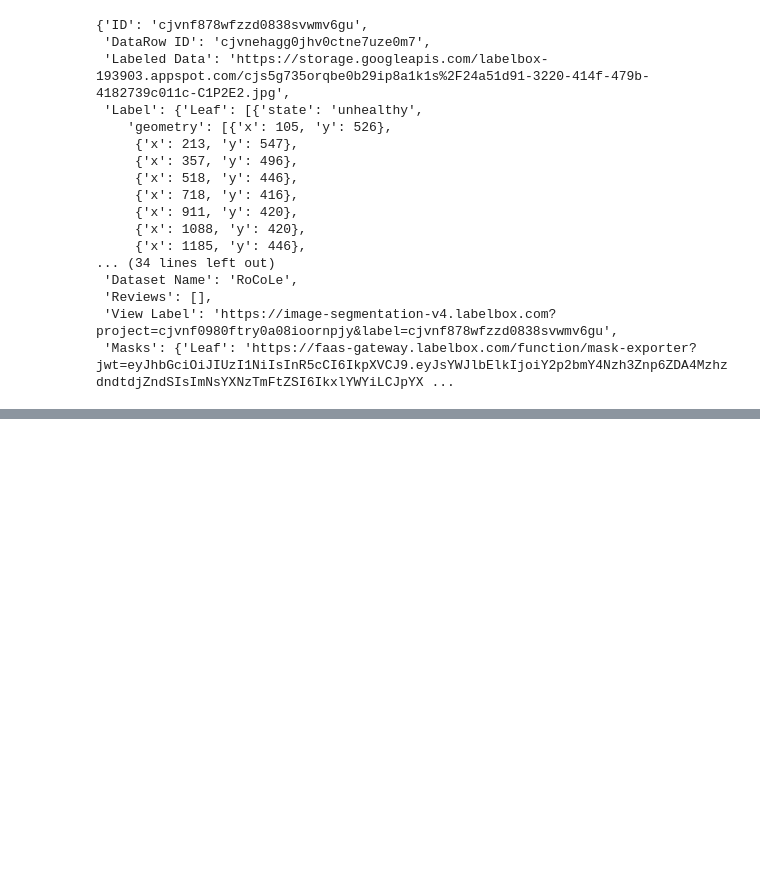
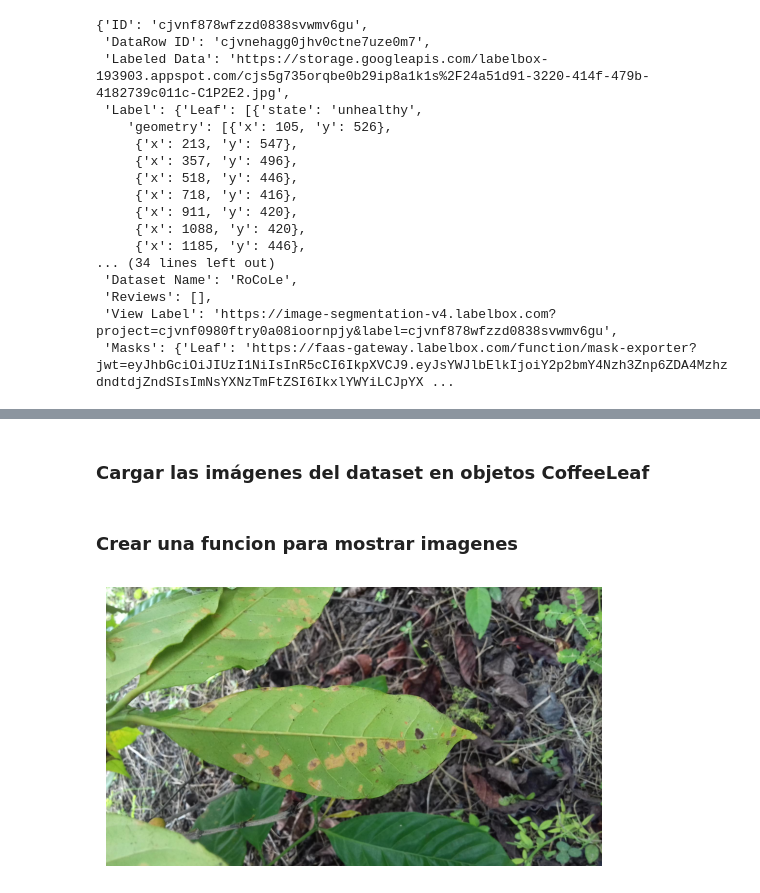
Before and after one commit to LindermanDgz/coffee-leaves-classification, a Jupyter notebook: coffee-leaves-classification.ipynb, the cells around one changed output, grey strips where cells are left out. Drawn from its saved outputs; the diff is of its cells as text; code cells hidden in the pictures; blank space fills up the shorter version.

Commit message:
Load images data

```diff
--- a/coffee-leaves-classification.ipynb
+++ b/coffee-leaves-classification.ipynb
@@ -39,0 +58,32 @@ for annotation in annotations:
+# %% [markdown]
+### Cargar las imágenes del dataset en objetos CoffeeLeaf
+# %%
+# REMOVER una vez que el proceso esté listo para aplicarse de manera general, es decir,
+# trabajar temporalmente con una sola hoja, para reducir el tiempo de procesamiento
+annotations = [annotations[1]]
+# %%
+IMAGES_PATH = "../rocole_photos/"
+
+coffee_leaves = []
+
+for annotation in annotations:
+    leaf_id = annotation["ID"]
+    state = annotation["Label"]["Leaf"][0]["state"]
+    geometry = annotation["Label"]["Leaf"][0]["geometry"]
+    classification = annotation["Label"]["classification"]
+    leaf_image = f"{IMAGES_PATH}/{leaf_id}.jpeg"
+    image_bgr = cv2.imread(leaf_image)
+    coffee_leaf = CoffeeLeaf(leaf_id, image_bgr, state, classification, geometry)
+    coffee_leaves.append(coffee_leaf)
+# %% [markdown]
+### Crear una funcion para mostrar imagenes
+# %%
+import matplotlib.pyplot as plt
+
+def show_image(image_data):
+    plt.imshow(image_data)
+    plt.axis("off")
+# %%
+show_image(coffee_leaves[0].image_rgb)
+# %% [output]
+[figure, added]
```
Also changed, not shown: parts of 4 cells of this notebook.
